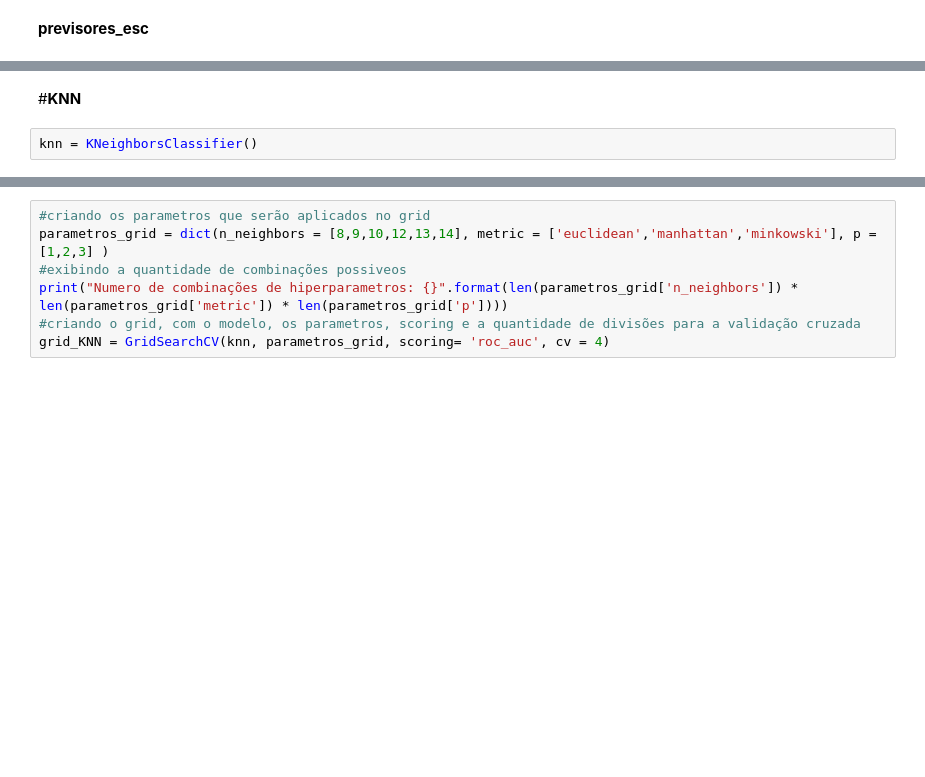
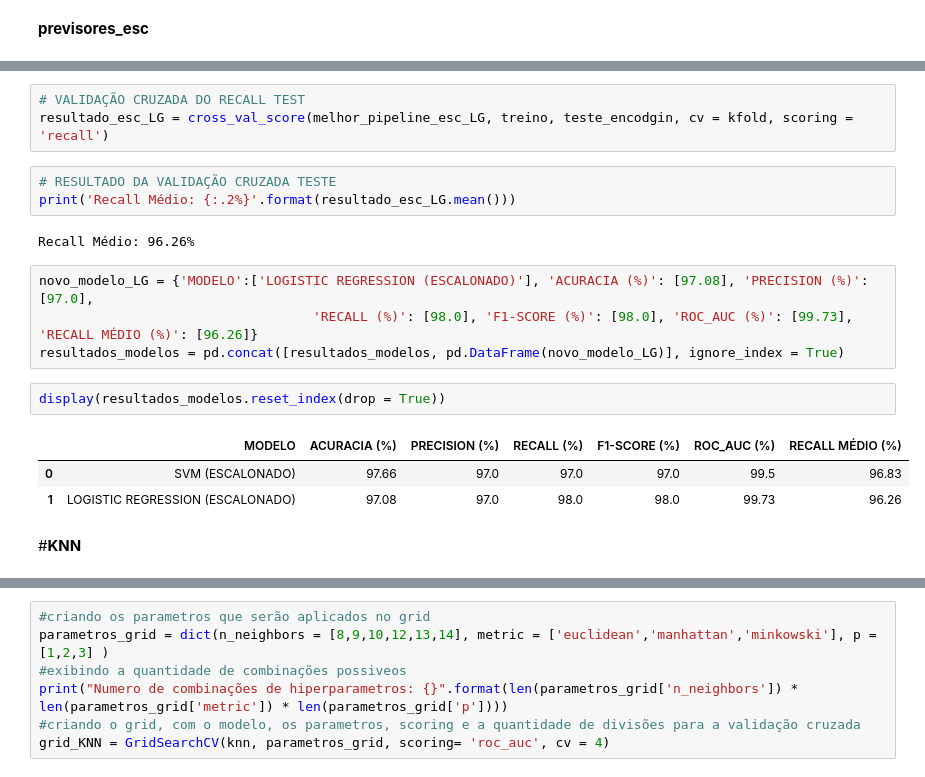
Before and after one commit to Rd-Brito13/Classificacao-do-cancer-de-mama, a Jupyter notebook: notebooks/Classificador.ipynb, the cells around one changed output, grey strips where cells are left out. Drawn from its saved outputs; the diff is of its cells as text; blank space fills up the shorter version.

```diff
--- a/notebooks/Classificador.ipynb
+++ b/notebooks/Classificador.ipynb
@@ -2462,4 +2569,20 @@ acurácia da validação cruzada: 97.72%
+# %%
+# VALIDAÇÃO CRUZADA DO RECALL TEST
+resultado_esc_LG = cross_val_score(melhor_pipeline_esc_LG, treino, teste_encodgin, cv = kfold, scoring = 'recall')
+# %%
+# RESULTADO DA VALIDAÇÃO CRUZADA TESTE
+print('Recall Médio: {:.2%}'.format(resultado_esc_LG.mean()))
+# %% [output]
+Recall Médio: 96.26%
+# %%
+novo_modelo_LG = {'MODELO':['LOGISTIC REGRESSION (ESCALONADO)'], 'ACURACIA (%)': [97.08], 'PRECISION (%)': [97.0],
+                                   'RECALL (%)': [98.0], 'F1-SCORE (%)': [98.0], 'ROC_AUC (%)': [99.73], 'RECALL MÉDIO (%)': [96.26]}
+resultados_modelos = pd.concat([resultados_modelos, pd.DataFrame(novo_modelo_LG)], ignore_index = True)
+# %%
+display(resultados_modelos.reset_index(drop = True))
+# %% [output]
+|  | MODELO | ACURACIA (%) | PRECISION (%) | RECALL (%) | F1-SCORE (%) | ROC_AUC (%) | RECALL MÉDIO (%) |
+| 0 | SVM (ESCALONADO) | 97.66 | 97.0 | 97.0 | 97.0 | 99.5 | 96.83 |
+| 1 | LOGISTIC REGRESSION (ESCALONADO) | 97.08 | 97.0 | 98.0 | 98.0 | 99.73 | 96.26 |
 # %% [markdown]
 #**KNN**
-# %%
-knn = KNeighborsClassifier()
```
Also changed, not shown: parts of 27 cells of this notebook.
